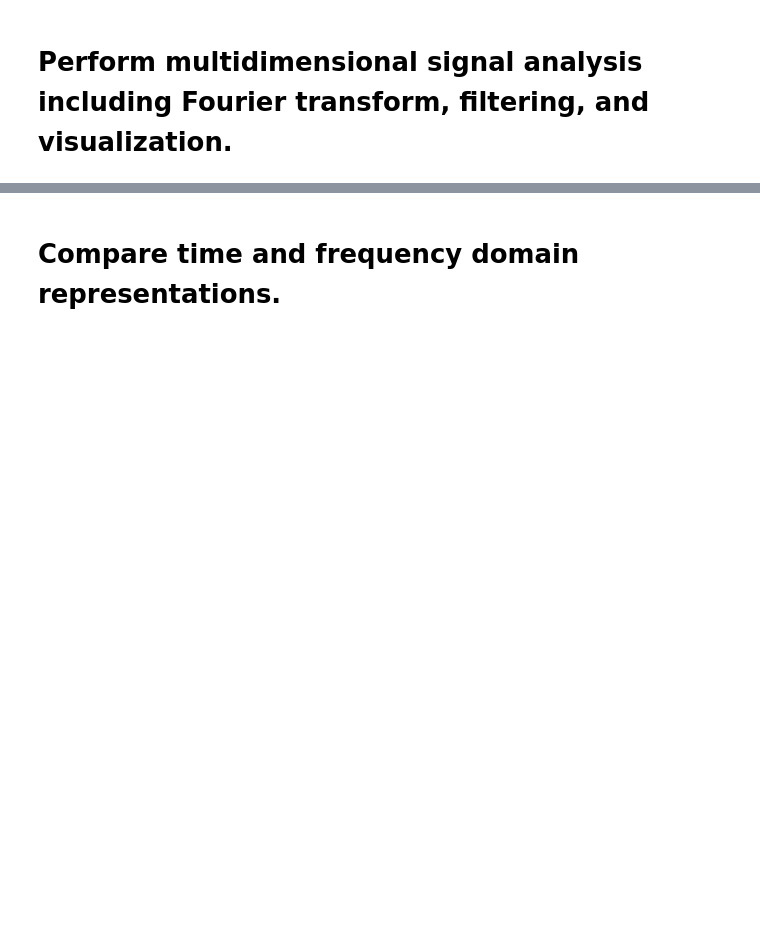
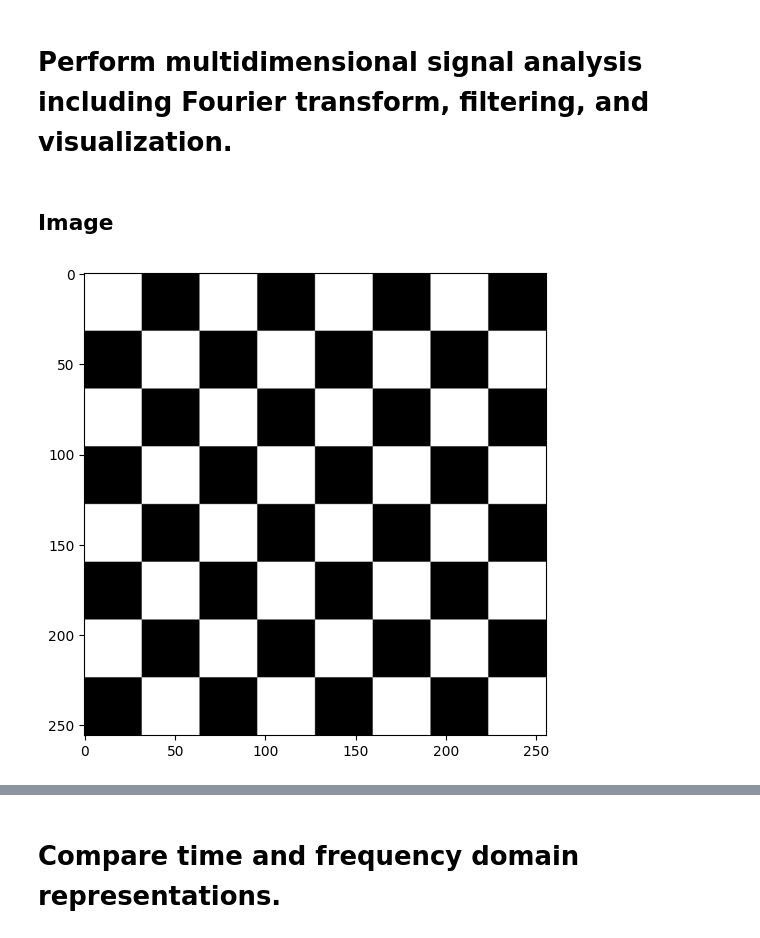
Before and after one commit to hgf700/Digital_Signal_Processing_Lessons, a Jupyter notebook: L7/dsp7.ipynb, the cells around one changed output, grey strips where cells are left out. Saved outputs shown, nothing was run; the diff lists cells and outputs as text; code cells hidden in the pictures; blank space fills up the shorter version.

```diff
--- a/L7/dsp7.ipynb
+++ b/L7/dsp7.ipynb
@@ -22,4 +22,19 @@ generate_checkerboard(size=256, squares=8)
 generate_sine_sweep(f0=100, f1=2000, duration=5, fs=44100)
 # %% [markdown]
 # Perform multidimensional signal analysis including Fourier transform, filtering, and visualization.
+# %% [markdown]
+## Image
+# %%
+import cv2
+from matplotlib import pyplot as plt
+
+path1 = r"C:\Users\USER098\Documents\GitHub\Digital_singal_processing\L7\Data\checkerboard.png"
+
+image = cv2.imread(path1, cv2.IMREAD_GRAYSCALE)
+
+plt.figure(figsize=(6,6))
+plt.imshow(image, cmap='gray')
+plt.show()
+# %% [output]
+[figure, added]
 # %%
```
Also changed, not shown: parts of 5 cells of this notebook.
